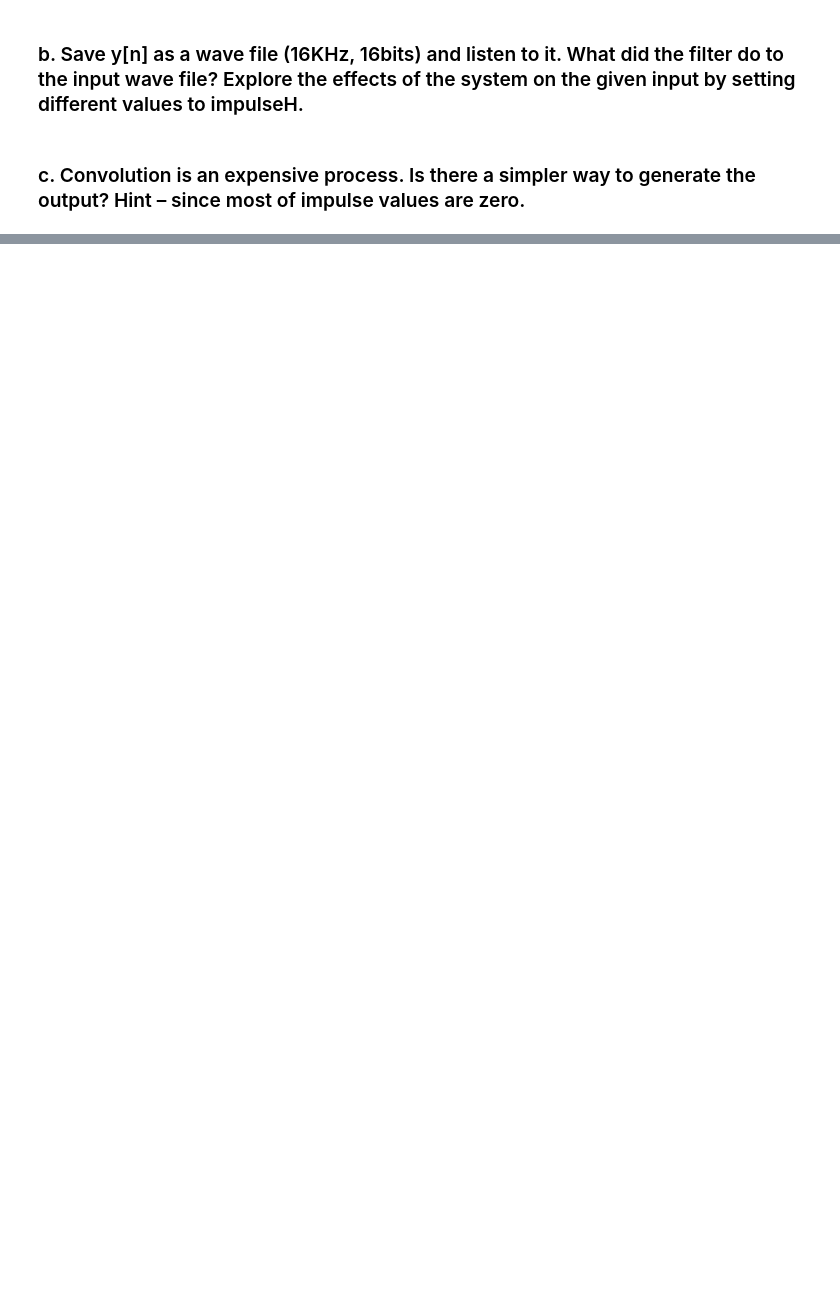
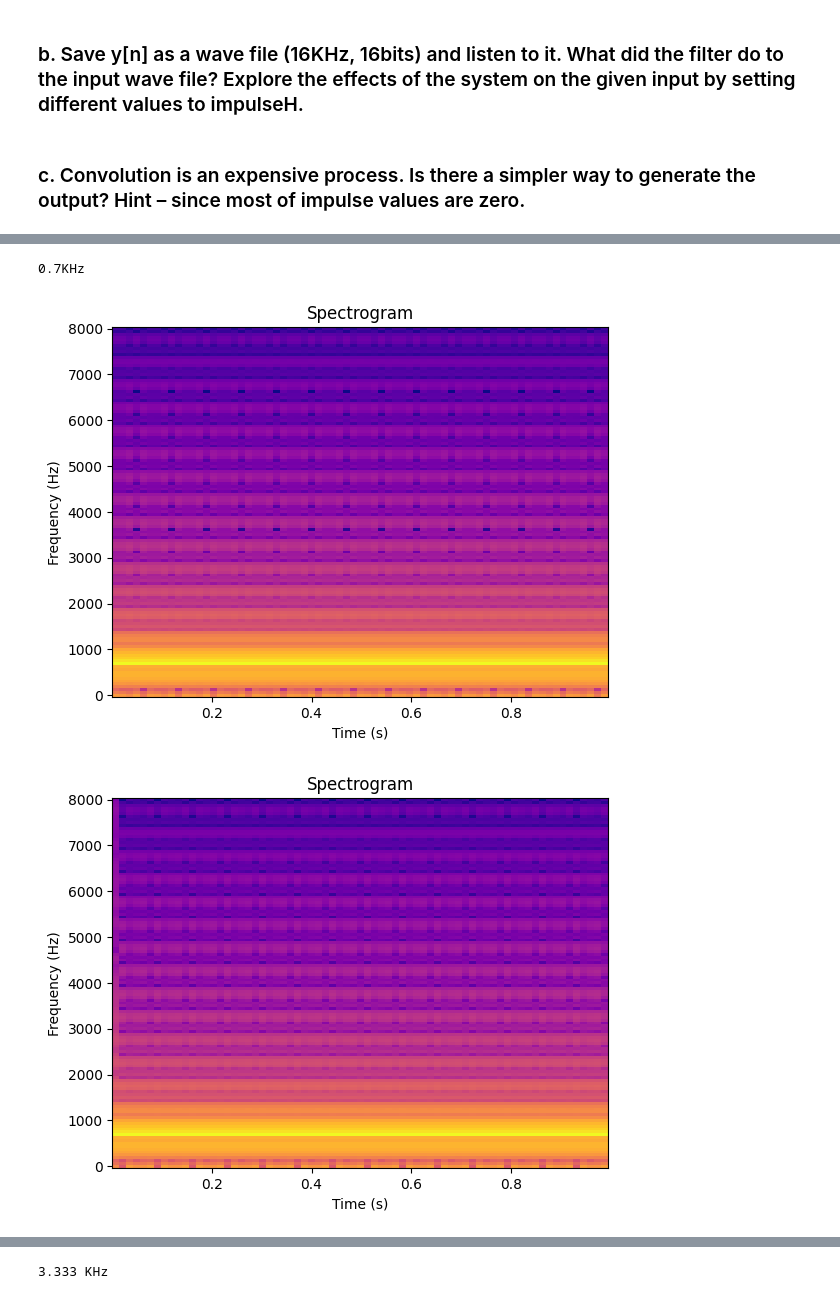
Before and after one commit to Chockaaa/CE3007-Digital-Signal-Processing-Lab, a Jupyter notebook: Lab2_Manual/Lab2_Example/Lab2Answers.ipynb, the cells around one changed output, grey strips where cells are left out. Cells and saved outputs as stored; diff of their text form; code cells hidden in the pictures; blank space fills up the shorter version.

```diff
--- a/Lab2_Manual/Lab2_Example/Lab2Answers.ipynb
+++ b/Lab2_Manual/Lab2_Example/Lab2Answers.ipynb
@@ -167,0 +289,39 @@ plt.show()
+# %%
+def fnGenSampledSinusoid(A,Freq,Phi, Fs,sTime,eTime):
+    # Showing off how to use numerical python library to create arange
+    n = np.arange(sTime,eTime,1.0/Fs)
+    y = A*np.cos(2 * np.pi * Freq * n + Phi)
+    return [n,y]
+# %%
+def pltSpectrogram(sampleX_float,fs):
+    freqs, times, spectrogram = signal.spectrogram(sampleX_float, fs)
+    plt.pcolormesh(times, freqs, 10*np.log10(spectrogram),cmap='plasma')
+    plt.xlabel('Time (s)')
+    plt.ylabel('Frequency (Hz)')
+    plt.title('Spectrogram')
+    plt.show()
+# %%
+def q1c(fs = 16000):
+    print("0.7KHz")
+    [n,sin1] = fnGenSampledSinusoid(0.1,0.7*1000,0,fs,0,1)
+    pltSpectrogram(sin1,fs )
+    # Plot the spectrogram
+    y1a = np.convolve(h1_n,sin1)
+    pltSpectrogram(y1a, fs)
+    y2a = np.convolve(h2_n,sin1)
+    pltSpectrogram(y2a, fs)
+
+    print("3.333 KHz")
+    [n,sin2] = fnGenSampledSinusoid(0.1,3.3*1000,0,16000,0,1)
+    pltSpectrogram(sin2, 16000)
+    # Plot the spectrogram
+    y1b = np.convolve(h1_n,sin2)
+    pltSpectrogram(y1b, fs)
+    y2b = np.convolve(h2_n,sin2)
+    pltSpectrogram(y2b, fs)
+# %%
+q1c()
+# %% [output]
+0.7KHz
+[figure, added]
+[figure, added]
@@ -167,0 +329 @@ plt.show()
+3.333 KHz
```
Also changed, not shown: parts of 25 cells of this notebook, 1 other file.
